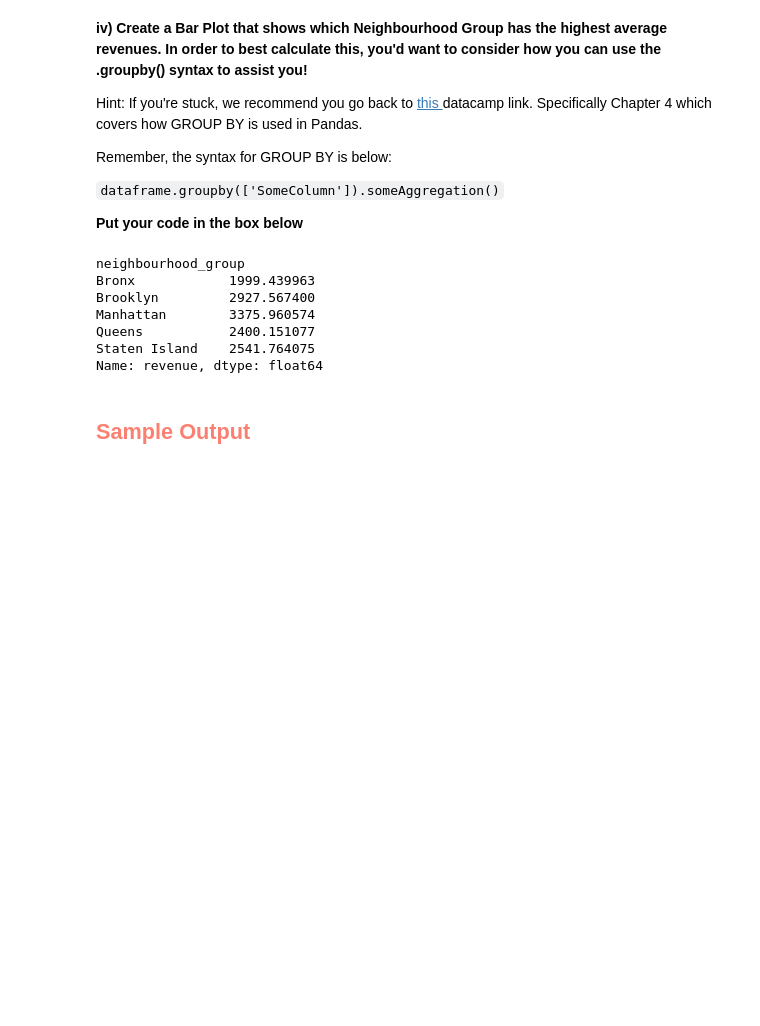
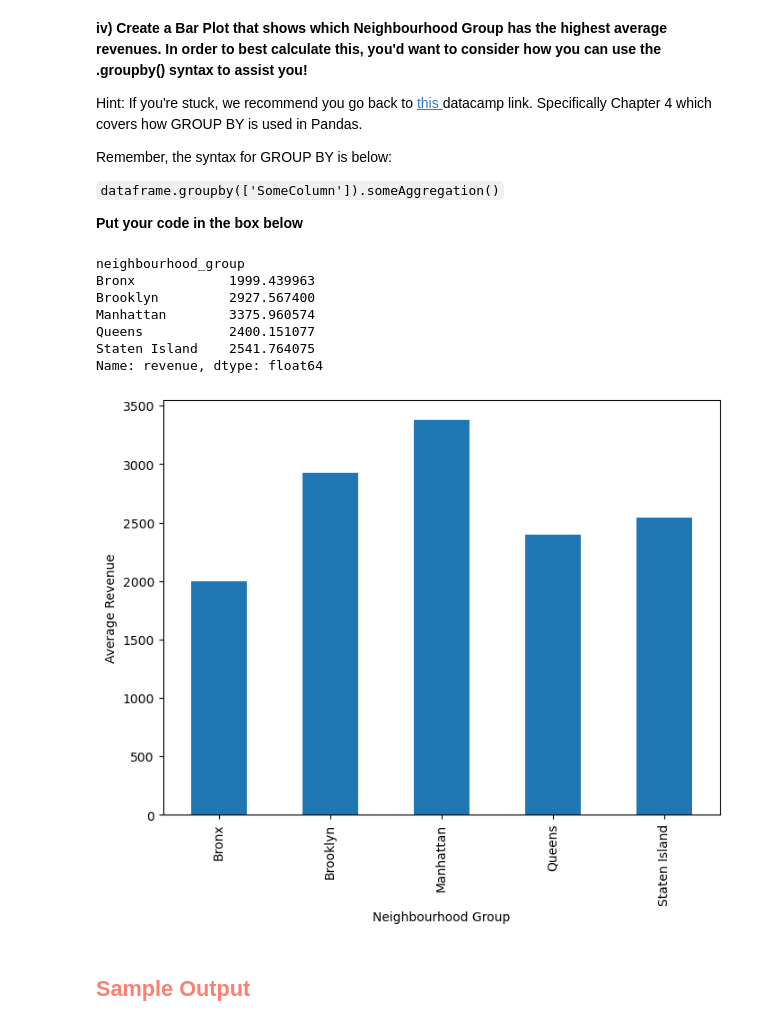
Before and after one commit to mapsg91/airbnb, a Jupyter notebook: Airbnb_Exercise_Student_Facing_021023.ipynb, the cells around one changed output. Cells and saved outputs as stored; diff of their text form; code cells hidden in the pictures; blank space fills up the shorter version.

```diff
--- a/Airbnb_Exercise_Student_Facing_021023.ipynb
+++ b/Airbnb_Exercise_Student_Facing_021023.ipynb
@@ -163,7 +185,8 @@ Remember, the syntax for GROUP BY is below:
 
 <b> Put your code in the box below </b>
 # %%
-airbnb.groupby('neighbourhood_group')['revenue'].mean()
+nbg_groups =airbnb.groupby('neighbourhood_group')['revenue'].mean()
+print(nbg_groups.head())
 # %% [output]
 neighbourhood_group
 Bronx            1999.439963
@@ -178,3 +198,10 @@ ax.bar (airbnb['neighbourhood_group'])
+# %%
+nbg_groups.plot(kind='bar', figsize=(8, 6))
+plt.xlabel('Neighbourhood Group')
+plt.ylabel('Average Revenue')
+plt.show()
+# %% [output]
+[figure, added]
 # %% [markdown]
 <h2 style='color:salmon'> Sample Output </h3>
 # %%
```
Also changed, not shown: parts of 11 cells of this notebook.
